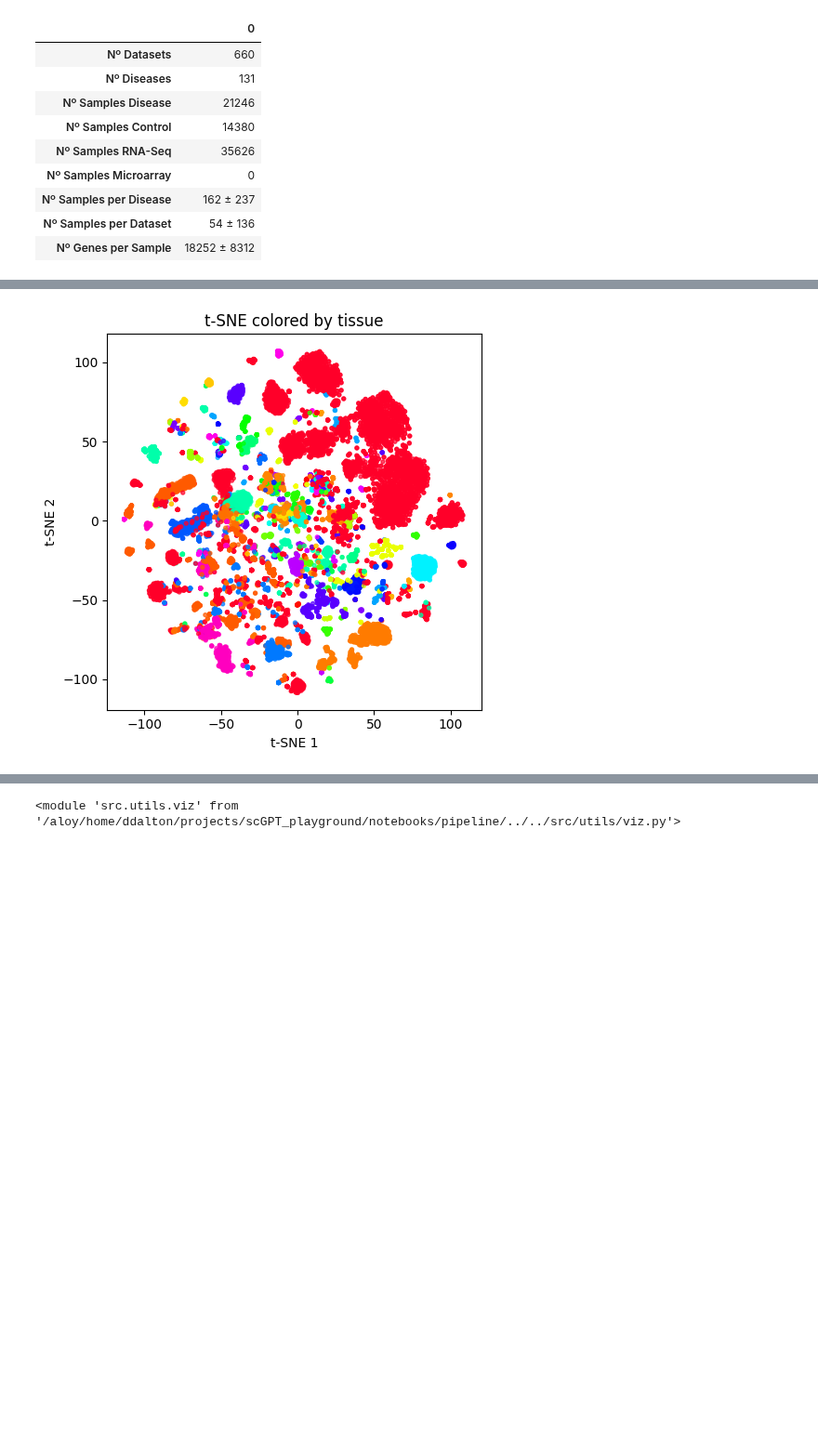
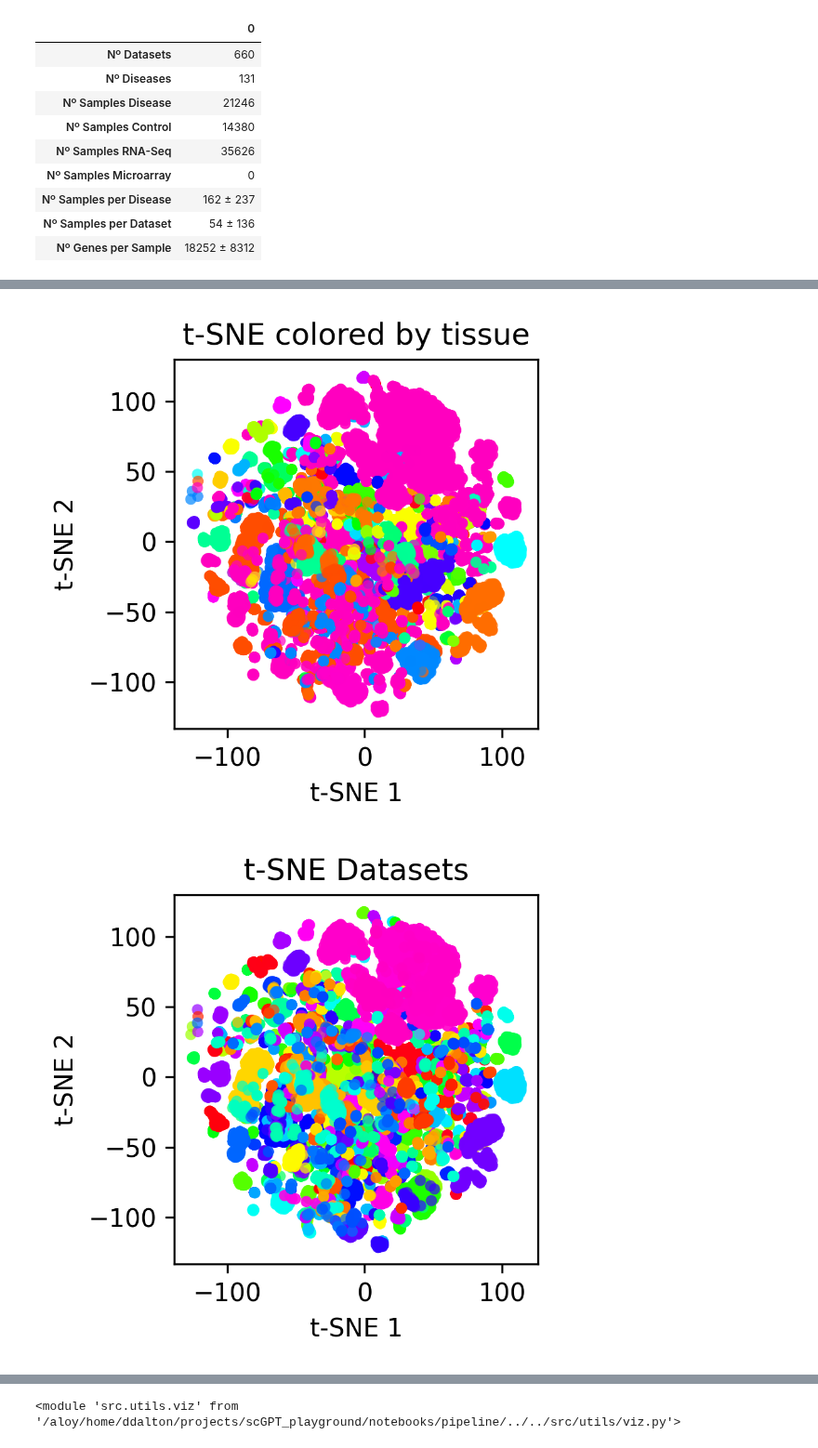
Before and after one commit to 00dylan00/scGPT_playground, a Jupyter notebook: notebooks/pipeline/01-analyse-data.ipynb, the cells around one changed output, grey strips where cells are left out. Shown at 93% size. Cells and saved outputs as stored; diff of their text form; code cells hidden in the pictures; blank space fills up the shorter version.

```diff
--- a/notebooks/pipeline/01-analyse-data.ipynb
+++ b/notebooks/pipeline/01-analyse-data.ipynb
@@ -265,4 +318,8 @@ adata.obs["tissue"].fillna("unknown", inplace=True)
 # %%
-plot_tsne_adata(adata, "tissue")
+X_tsne, adata_tsne = vz.transform_tsne(adata)
 # %% [output]
-[figure, old version]
+[figure, new version]
+# %%
+vz.plot_tsne_adata(X_tsne, adata_tsne, "dataset", title="t-SNE Datasets")
+# %% [output]
+[figure, added]
```
Also changed, not shown: parts of 26 cells of this notebook, 11 other files.
